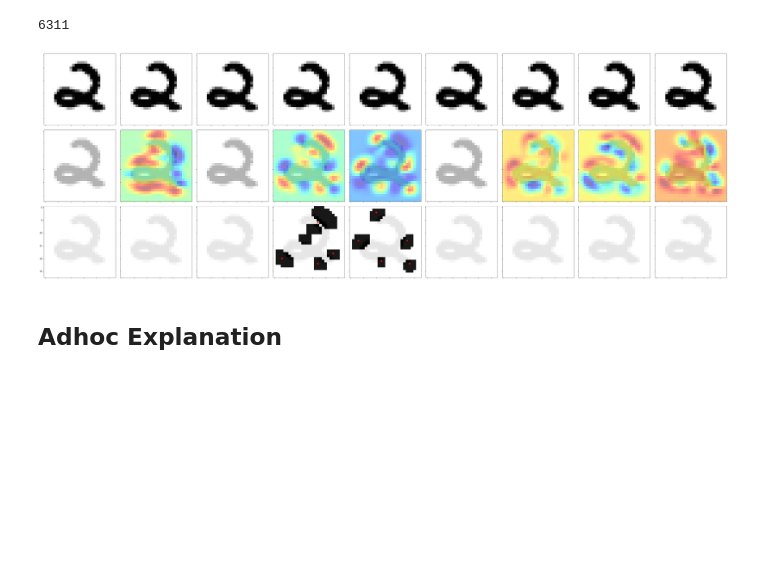
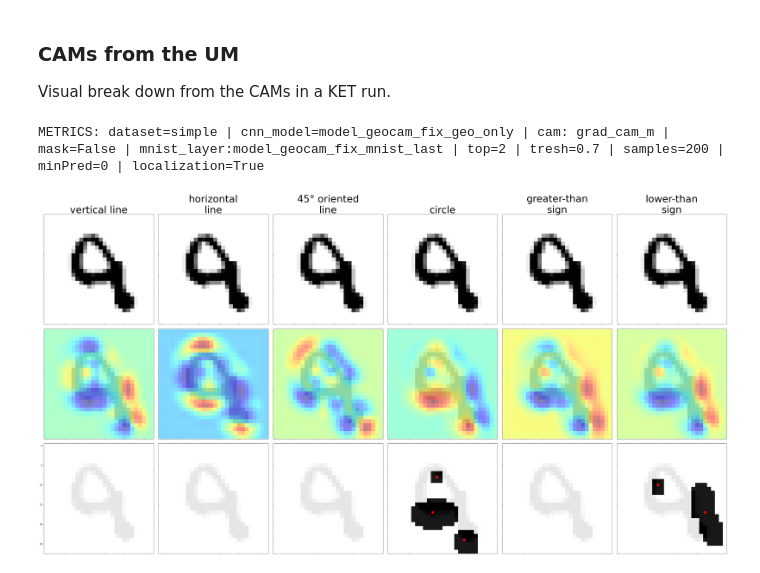
Before and after one commit to fsilvestrim/thesis, a Jupyter notebook: Geo_Cam.ipynb, the cells around one changed output. Drawn from its saved outputs; the diff is of its cells as text; code cells hidden in the pictures; blank space fills up the shorter version.

```diff
--- a/Geo_Cam.ipynb
+++ b/Geo_Cam.ipynb
@@ -794,0 +613,23 @@ Training took: 48.54 seconds
+# %%
+# All Digit Decomposition Datasets variations
+simple_dgd = ("simple", "https://geo-cam.s3-eu-west-1.amazonaws.com/simpledataset2_dataset.npz", ["vertical line", "horizontal line", "45° oriented line", "circle", "greater-than sign", "lower-than sign"])
+edged_dgd = ("edged", "https://geo-cam.s3-eu-west-1.amazonaws.com/simpledataset3_dataset.npz", ["vertical line", "horizontal line", "45° oriented line", "135° oriented line", "ellipse", "greater-than sign", "lower-than sign", "arrow-up sign", "arrow-down sign"])
+rounded_dgd = ("rounded", "https://geo-cam.s3.eu-west-1.amazonaws.com/rounddataset2_dataset.npz", ["vertical line", "horizontal line", "45° oriented line", "135° oriented line", "ellipse", "left-opened semicircle", "right-opened semicircle", "bottom-opened semicircle", "top-opened semicircle"])
+moon_dgd = ("moon", "https://geo-cam.s3-eu-west-1.amazonaws.com/disambiguationdataset1_dataset.npz", ["vertical line", "horizontal line", "45° oriented line", "135° oriented line", "ellipse", "semi-circle"])
+
+# dataset assignment
+dataset = simple_dgd
+# dataset = edged_dgd
+# dataset = rounded_dgd
+# dataset = moon_dgd
+
+dataset_name = dataset[0]
+dataset_labels = dataset[2]
+dataset_num_classes = len(dataset_labels)
+
+# download
+dataset_path = download_file(dataset[0], dataset[1])
+
+# loading the dataset
+geo_train, geo_test = load_npz_dataset(dataset_path)
+geo_train, geo_test = format_dataset(len(dataset_labels), geo_train, geo_test)
@@ -885,6 +908,8 @@ def get_experiment_cam_predictions(test_image, kdn, pdn,
                                    use_mask=False,
                                    threshold=0.8,
                                    shape=mnist_shape):
+  """The KET Algoritm
+    """
   centers = dict()
   grid_pos = dict()
   geo_cam = dict()
@@ -957,7 +982,7 @@ def get_experiment_cam_predictions(test_image, kdn, pdn,
   extra_infos['grid_pos'] = grid_pos
   extra_infos['bounding_box'] = image_bb
 
-  return geo_cam, extra_infos
+  return geo_cam_final, extra_infos
 
 def get_experiment_cam_predictions_short(test_image, settings):
   return get_experiment_cam_predictions(test_image, settings['kdn'], settings['pdn'],
@@ -971,7 +1003,7 @@ def get_experiment_cam_predictions_short(test_image, settings):
 samples = 200
 common_threshold = 0.7
 min_prediction_value = 0
-localization_check_enabled = False
+localization_check_enabled = True
 nr_top_prediction_considered = 2
 common_cam_method = grad_cam_m
 use_mask = False
@@ -1029,17 +1131,19 @@ experiment_settings = geocam_fix_settings
+# %% [markdown]
+### CAMs from the UM
+
+Visual break down from the CAMs in a KET run.
 # %%
 warnings.simplefilter('ignore', UserWarning)
 
+show_titles = True
 show_geo_cam = True
 show_mnist_cam = False
 show_final_cam = False
 
-# prediction based on conv output (5056, 6146, 2365, 2587, 5310, 6638, 1195) / 6222 / 5501 //1904
-test_image, test_label, test_idx = get_sample(mnist_test, 6311) #candidates: 9216 - 9 / 6756 -7 /4688 -3 /
-print(test_idx)
-# mnist_gcm_predictions = predict(model_gcm, test_image)
-# mnist_gcm_prediction = np.argmax(mnist_gcm_predictions)
+# prediction based on conv output
+test_image, test_label, test_idx = get_sample(mnist_test)
 
-# assert test_label == mnist_gcm_prediction, "Missmatched ids. Wanted %d, received %d" % (test_label, mnist_gcm_prediction)
+print(f"\nMETRICS: dataset={dataset_name} | cnn_model={experiment_settings['kdn']['cnn_model'].name} | cam: {common_cam_method.__name__} | mask={experiment_settings['use_mask']} | mnist_layer:{experiment_settings['pdn']['cnn_model'].name} | top={nr_top_prediction_considered} | tresh={common_threshold} | samples={samples} | minPred={min_prediction_value} | localization={localization_check_enabled}\n\n")
 
 # start plotting
 image_idx = 0
@@ -1048,8 +1152,8 @@ grid = ImageGrid(fig, 111, nrows_ncols=(2 + int(show_geo_cam) + int(show_mnist_c
 
 # images
 for category in range(len(dataset_labels)):
-  title = f"{dataset_labels[category]} - idx: {test_idx}"
-  show_image(test_image, mnist_shape, "", ax=grid[image_idx])
+  title = f"{dataset_labels[category]}"
+  show_image(test_image, mnist_shape, title if show_titles else "", ax=grid[image_idx], fontsize=45)
   image_idx += 1
 
 # geocam
@@ -1069,35 +1173,33 @@ if show_mnist_cam:
   for category in range(len(dataset_labels)):
     title = f"MNIST CAM - max_cam: {np.max(cam)}"
     show_heatmap(test_image, cam, mnist_shape, True, "", ax=grid[image_idx])
     image_idx += 1
 
 # geocam cam
 if show_final_cam:
   for category in range(len(dataset_labels)):
-    cam = cam_activations[category]
+    cam = cam_extra['final_cam'][category]
     title = f"GEO CAM - max_cam: {np.max(cam)}"
     show_heatmap(test_image, cam, mnist_shape, True, "", ax=grid[image_idx])
     image_idx += 1
 
 # geocam areas
 for category in range(len(dataset_labels)):
   camt = cam_extra['thresholds'][category]
   camp = cam_extra['centers'][category]
   bb = cam_extra['bounding_box']
 
   grid[image_idx].imshow(camt, cmap='Greys')
   grid[image_idx].imshow(resize_image(test_image, mnist_shape), cmap='Greys', alpha=0.1)
   # grid[image_idx].add_patch(plt.Rectangle((bb[0], bb[1]), bb[2], bb[3], angle=0, color='white', fill=None, lw=2, linestyle='dashed'))
 
   for center_idx in range(len(camp)):
     camp_center = camp[center_idx]
     grid[image_idx].add_patch(plt.Circle(camp_center, 0.3, color='r'))
 
   image_idx += 1
 
 plt.show()
 # %% [output]
-6311
+METRICS: dataset=simple | cnn_model=model_geocam_fix_geo_only | cam: grad_cam_m | mask=False | mnist_layer:model_geocam_fix_mnist_last | top=2 | tresh=0.7 | samples=200 | minPred=0 | localization=True
-[figure, old version]
+[figure, new version]
-# %% [markdown]
-## Adhoc Explanation
```
Also changed, not shown: parts of 129 cells of this notebook.
